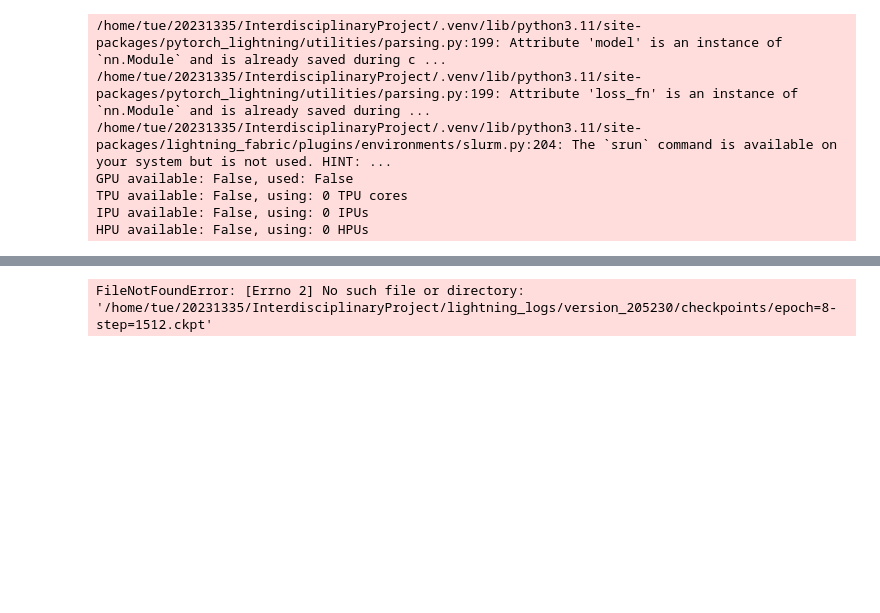
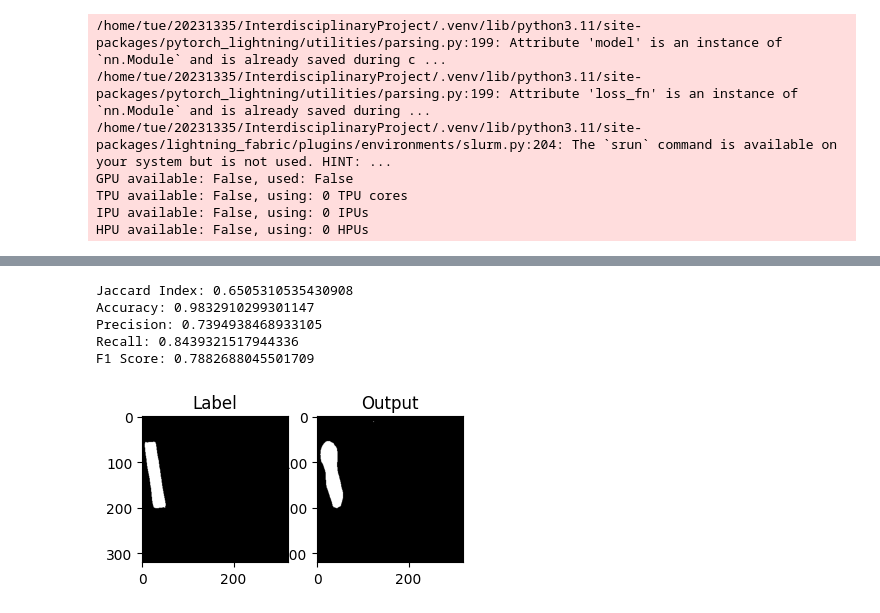
Before and after one commit to Tiburso/EnerVision, a Jupyter notebook: dataloaders.ipynb, the cells around one changed output, grey strips where cells are left out. Drawn from its saved outputs; the diff is of its cells as text; code cells hidden in the pictures; blank space fills up the shorter version.

Commit message:
Add sigmoid output for metrics

```diff
--- a/dataloaders.ipynb
+++ b/dataloaders.ipynb
@@ -111,47 +111,56 @@ OSError: [Errno 16] Device or resource busy: '.nfs000000000c081a3b000033c5'
 # %%
 import torch
 import torchvision.transforms.v2 as transforms
 import matplotlib.pyplot as plt
 from PIL import Image
 
+from torchmetrics.functional import jaccard_index, accuracy, precision, recall, f1_score
+
 test_folder = "data/solardk_dataset_neurips_v2/herlev_test/test"
 
-model = BaseModel.load_from_checkpoint("lightning_logs/version_205230/checkpoints/epoch=9-step=1680.ckpt")
+model = BaseModel.load_from_checkpoint("lightning_logs/version_205225/checkpoints/epoch=9-step=1680.ckpt")
 
 transform = transforms.Compose(
     [
         transforms.ToDtype(torch.float32),
         transforms.Normalize(mean=[0.485, 0.456, 0.406], std=[0.229, 0.224, 0.225]),
     ]
 )
 
 test_dataset = SolarDKDataset(test_folder, transform=transform)
 test_loader = DataLoader(test_dataset, batch_size=4, shuffle=False)
 
 # Estimate the model on the test set
 model.eval()
 with torch.no_grad():
-    for image, label in test_loader:
-        output = model(image)[0]
+    image, label = next(iter(test_loader))
 
-        print(output)
+    output = model(image)[0]
+    label  = label[0]
 
-        # output_predictions = output.argmax(0)
-        output_predictions = (output > 0.008).squeeze()
+    output_predictions = (torch.sigmoid(output) > 0.175).float().squeeze()
+    label = label[0].squeeze()
 
-        label = label[0].squeeze()
+    print(f"Jaccard Index: {jaccard_index(output_predictions, label, task='binary')}")
+    print(f"Accuracy: {accuracy(output_predictions, label, task='binary')}")
+    print(f"Precision: {precision(output_predictions, label, task='binary')}")
+    print(f"Recall: {recall(output_predictions, label, task='binary')}")
+    print(f"F1 Score: {f1_score(output_predictions, label, task='binary')}")
 
-        plt.subplot(1, 3, 2)
-        plt.imshow(label, cmap="gray")
-        plt.title("Label")
+    plt.subplot(1, 3, 2)
+    plt.imshow(label, cmap="gray")
+    plt.title("Label")
 
-        plt.subplot(1, 3, 3)
-        r = Image.fromarray(output_predictions.byte().cpu().numpy())
-        plt.imshow(r, cmap="gray")
-        plt.title("Output")
+    plt.subplot(1, 3, 3)
+    r = Image.fromarray(output_predictions.byte().cpu().numpy())
+    plt.imshow(r, cmap="gray")
+    plt.title("Output")
 
-        plt.show()
-
-        break
+    plt.show()
 # %% [output]
-FileNotFoundError: [Errno 2] No such file or directory: '/home/tue/20231335/InterdisciplinaryProject/lightning_logs/version_205230/checkpoints/epoch=8-step=1512.ckpt'
+Jaccard Index: 0.6505310535430908
+Accuracy: 0.9832910299301147
+Precision: 0.7394938468933105
+Recall: 0.8439321517944336
+F1 Score: 0.7882688045501709
+[figure, added]
```
Also changed, not shown: parts of 1 cell of this notebook, 3 other files.
